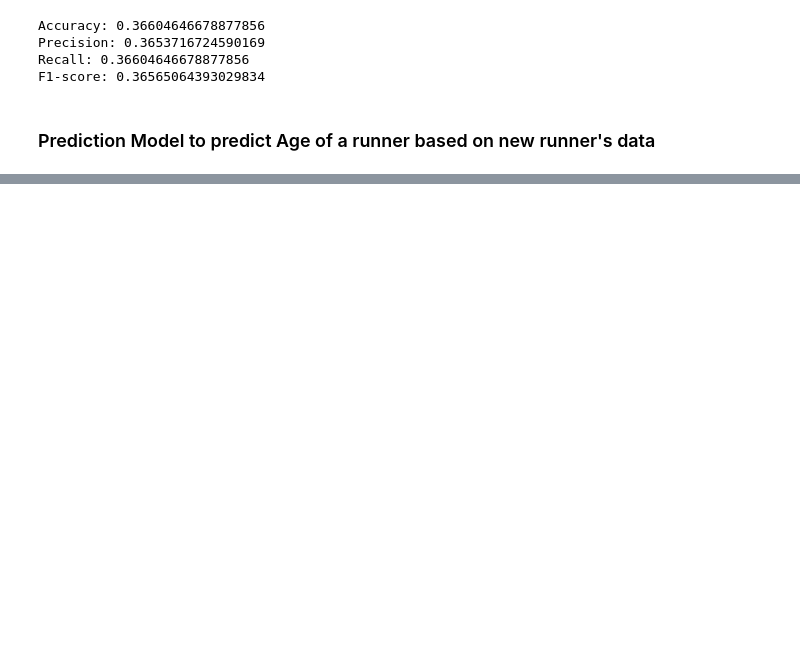
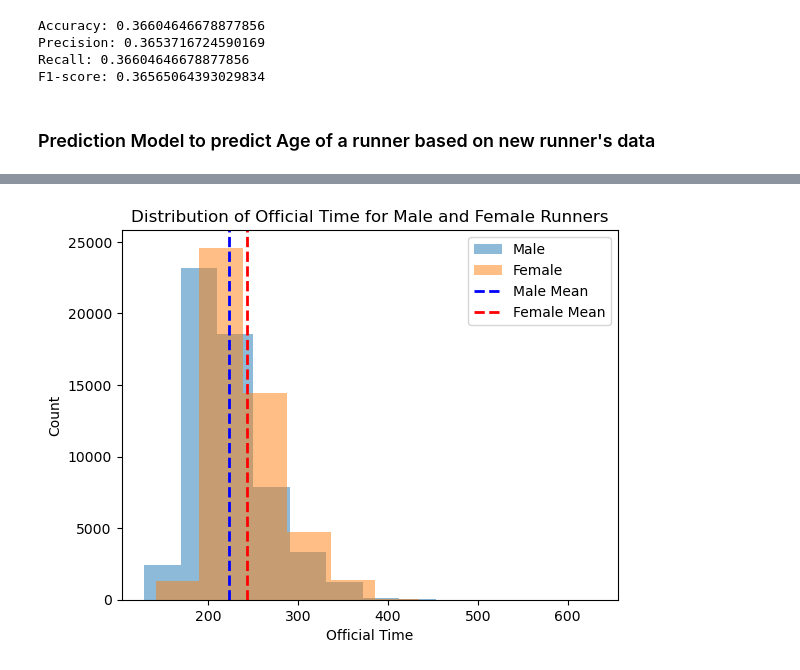
Before and after one commit to karthiksneu/boston-marathon-analysis, a Jupyter notebook: BostonMarathon.ipynb, the cells around one changed output, grey strips where cells are left out. Drawn from its saved outputs; the diff is of its cells as text; code cells hidden in the pictures; blank space fills up the shorter version.

```diff
--- a/BostonMarathon.ipynb
+++ b/BostonMarathon.ipynb
@@ -820,0 +871,28 @@ t = -70.073, p = 0.00000000
+# %%
+import matplotlib.pyplot as plt
+
+# extract official time and gender columns
+official_time = test1_df['Official Time']
+gender = test1_df['Gender']
+
+# split data into two groups based on gender
+male_time = official_time[gender == 1]
+female_time = official_time[gender == 0]
+
+# calculate mean official time for male and female runners
+mean_male_time = np.mean(male_time)
+mean_female_time = np.mean(female_time)
+
+# plot histogram of official times for male and female runners
+plt.hist(male_time, alpha=0.5, label='Male')
+plt.hist(female_time, alpha=0.5, label='Female')
+plt.axvline(mean_male_time, color='blue', linestyle='dashed', linewidth=2, label='Male Mean')
+plt.axvline(mean_female_time, color='red', linestyle='dashed', linewidth=2, label='Female Mean')
+plt.legend()
+
+plt.xlabel('Official Time')
+plt.ylabel('Count')
+plt.title('Distribution of Official Time for Male and Female Runners')
+plt.show()
+# %% [output]
+[figure, added]
```
Also changed, not shown: parts of 19 cells of this notebook.
